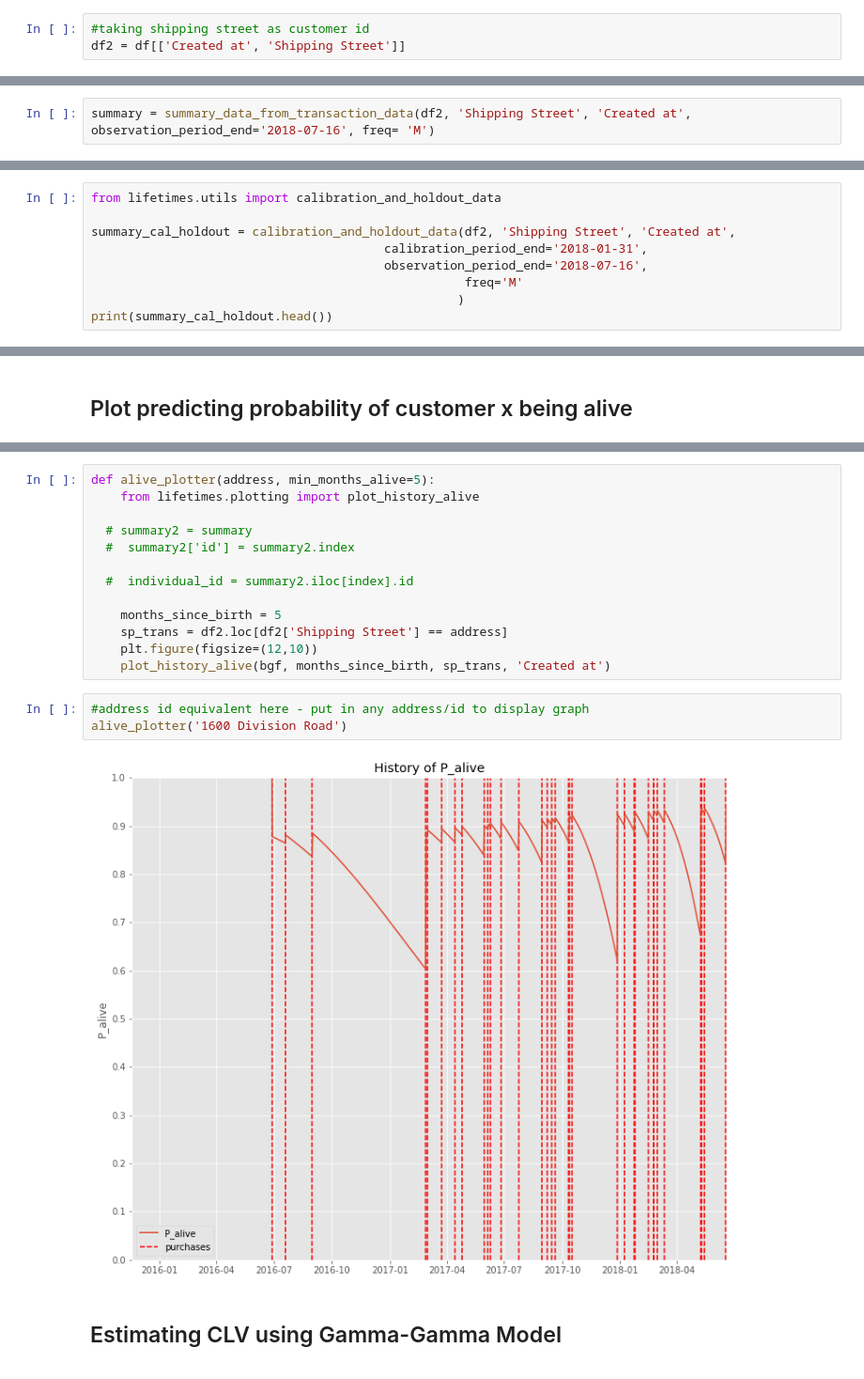
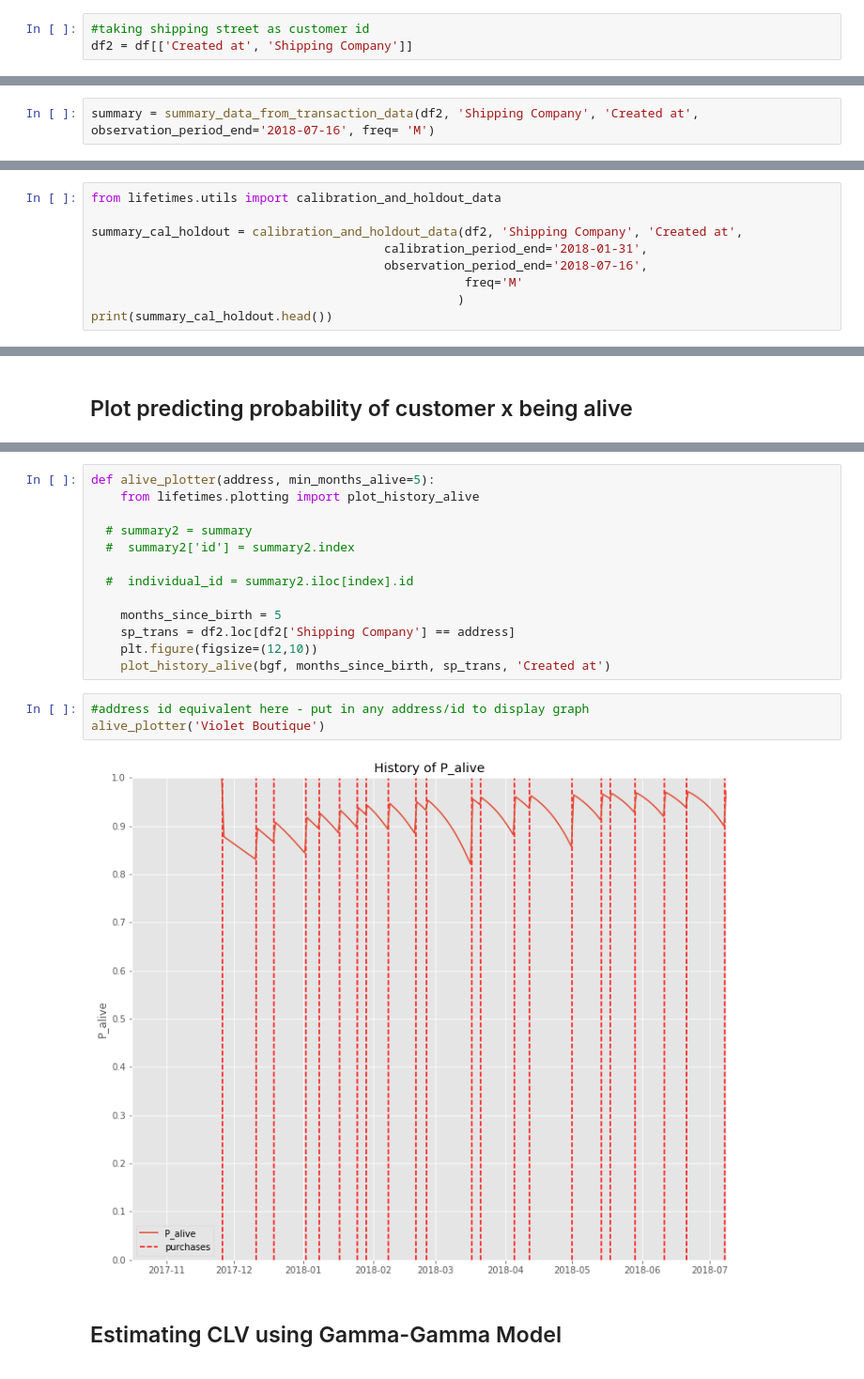
Before and after one commit to lksfr/NOSO, a Jupyter notebook: Lukas/CLVAnalysis.ipynb, the cells around one changed output, grey strips where cells are left out. Shown at 94% size. Saved outputs shown, nothing was run; the diff lists cells and outputs as text.

```diff
--- a/Lukas/CLVAnalysis.ipynb
+++ b/Lukas/CLVAnalysis.ipynb
@@ -89,7 +89,7 @@ Index(['Name', 'Financial Status', 'Paid at', 'Fulfillment Status',
       dtype='object')
 # %%
 #taking shipping street as customer id
-df2 = df[['Created at', 'Shipping Street']]
+df2 = df[['Created at', 'Shipping Company']]
 # %%
 df2.head()
 # %% [output]
@@ -105,7 +105,7 @@ df2.head()
 # %%
 from lifetimes.utils import summary_data_from_transaction_data
 # %%
-summary = summary_data_from_transaction_data(df2, 'Shipping Street', 'Created at', observation_period_end='2018-07-16', freq= 'M')
+summary = summary_data_from_transaction_data(df2, 'Shipping Company', 'Created at', observation_period_end='2018-07-16', freq= 'M')
 # %%
 summary.head()
 # %% [output]
@@ -190,7 +192,7 @@ plot_period_transactions(bgf, figsize=(8,6))
 # %%
 from lifetimes.utils import calibration_and_holdout_data
 
-summary_cal_holdout = calibration_and_holdout_data(df2, 'Shipping Street', 'Created at',
+summary_cal_holdout = calibration_and_holdout_data(df2, 'Shipping Company', 'Created at',
                                         calibration_period_end='2018-01-31',
                                         observation_period_end='2018-07-16',
                                                    freq='M'
@@ -272,14 +286,14 @@ def alive_plotter(address, min_months_alive=5):
   #  individual_id = summary2.iloc[index].id
 
     months_since_birth = 5
-    sp_trans = df2.loc[df2['Shipping Street'] == address]
+    sp_trans = df2.loc[df2['Shipping Company'] == address]
     plt.figure(figsize=(12,10))
     plot_history_alive(bgf, months_since_birth, sp_trans, 'Created at')
 # %%
 #address id equivalent here - put in any address/id to display graph
-alive_plotter('1600 Division Road')
+alive_plotter('Violet Boutique')
 # %% [output]
-[figure, old version]
+[figure, new version]
 # %% [markdown]
 ## Estimating CLV using Gamma-Gamma Model
 <a id='exp'></a>
```
Also changed, not shown: parts of 30 cells of this notebook, 6 other files.
